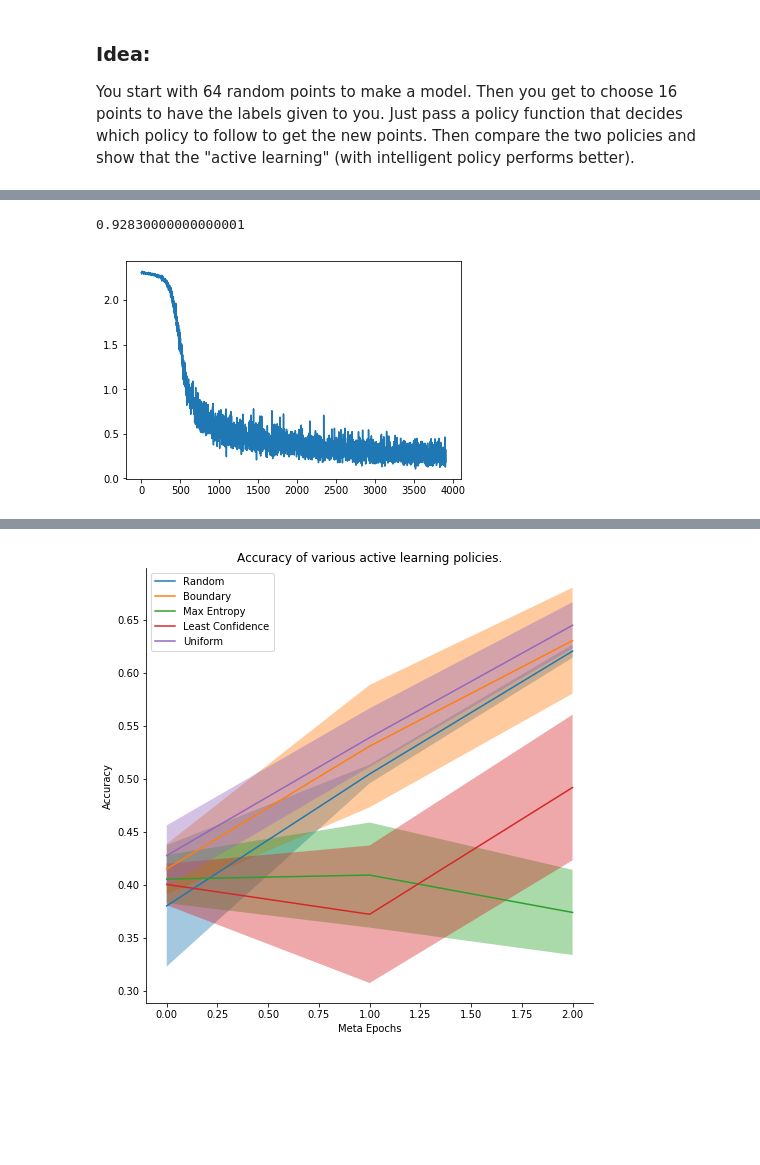
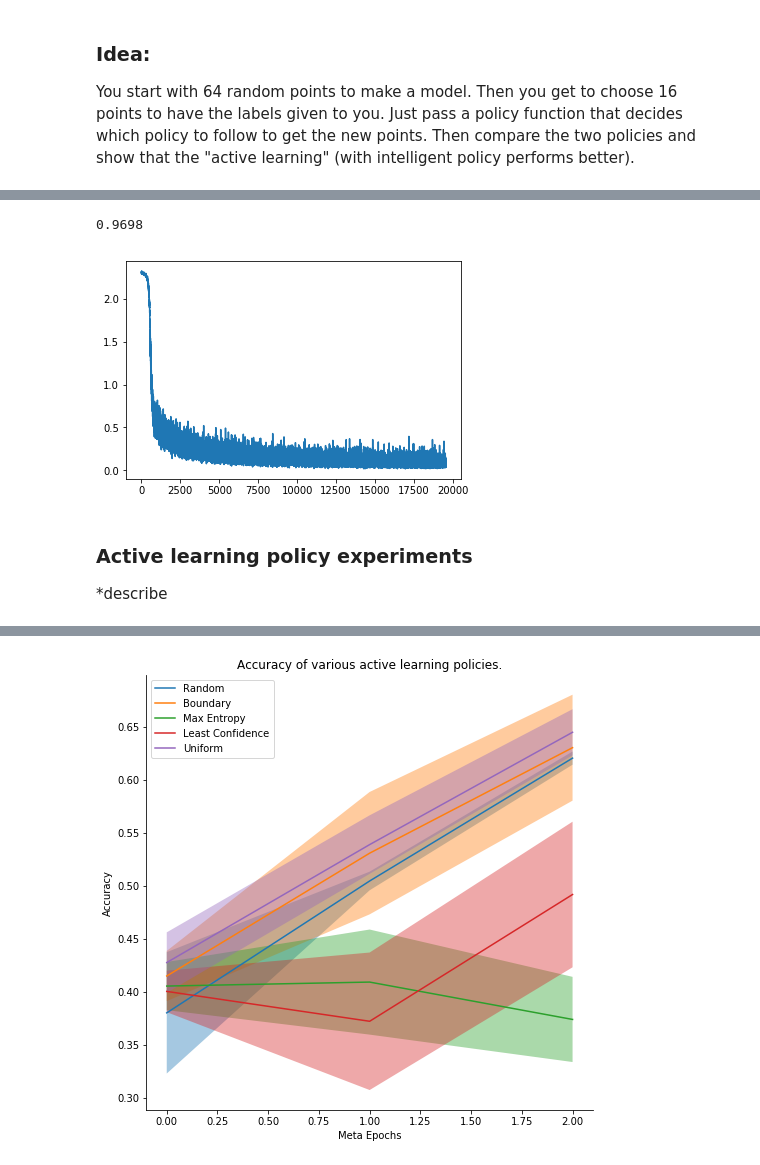
Before and after one commit to dsondak/pavlos_research, a Jupyter notebook: notebooks/1.0_domain_adapt_playbook.ipynb, the cells around one changed output, grey strips where cells are left out. Drawn from its saved outputs; the diff is of its cells as text; code cells hidden in the pictures; blank space fills up the shorter version.

```diff
--- a/notebooks/1.0_domain_adapt_playbook.ipynb
+++ b/notebooks/1.0_domain_adapt_playbook.ipynb
@@ -77,15 +79,15 @@ class CNN(nn.Module):
 # %%
 cnn = CNN()
 opt = optim.SGD(cnn.parameters(), lr=.01)
 
 experiment = al.ExperiAL(cnn, train_x, train_y, val_x, val_y, loss_func, opt)
-it, ac = experiment._train(train_x, train_y, epochs=10, batch_size=128)
+it, ac = experiment._train(train_x, train_y, epochs=50, batch_size=128)
 
 plt.plot(it,ac)
 al.accuracy(cnn,val_x,val_y)
 # %% [output]
-0.92830000000000001
+0.9698
-[figure, old version]
+[figure, new version]
 # %%
 al = imp.reload(al)
 viz = imp.reload(viz)
@@ -95,6 +97,10 @@ viz = imp.reload(viz)
 # optimizer = optim.SGD(model.parameters(), lr=.01)
 # experiment = al.ExperiAL(model, train_x, train_y, val_x, val_y, loss_func, optimizer)
 # experiment.active_learn(policy='boundary', meta_epochs=5, epochs_per_train=5, npoints=20, batch_size=10)
+# %% [markdown]
+### Active learning policy experiments
+
+*describe
 # %%
 ########### GLOBAL EXPERIMENT PARAMS ############
 # Epochs of adding additional points
```
Also changed, not shown: parts of 4 cells of this notebook, 3 other files.
